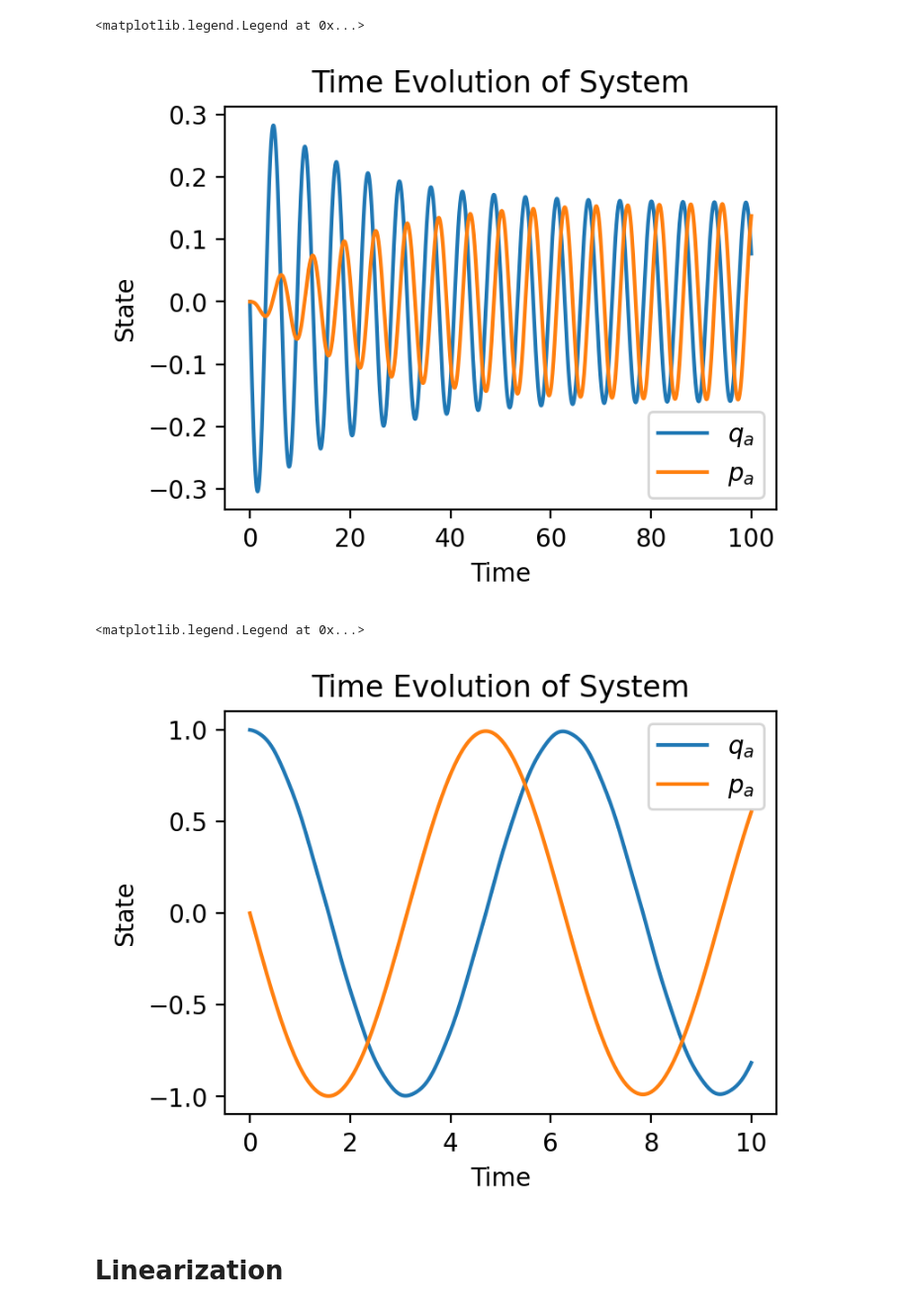
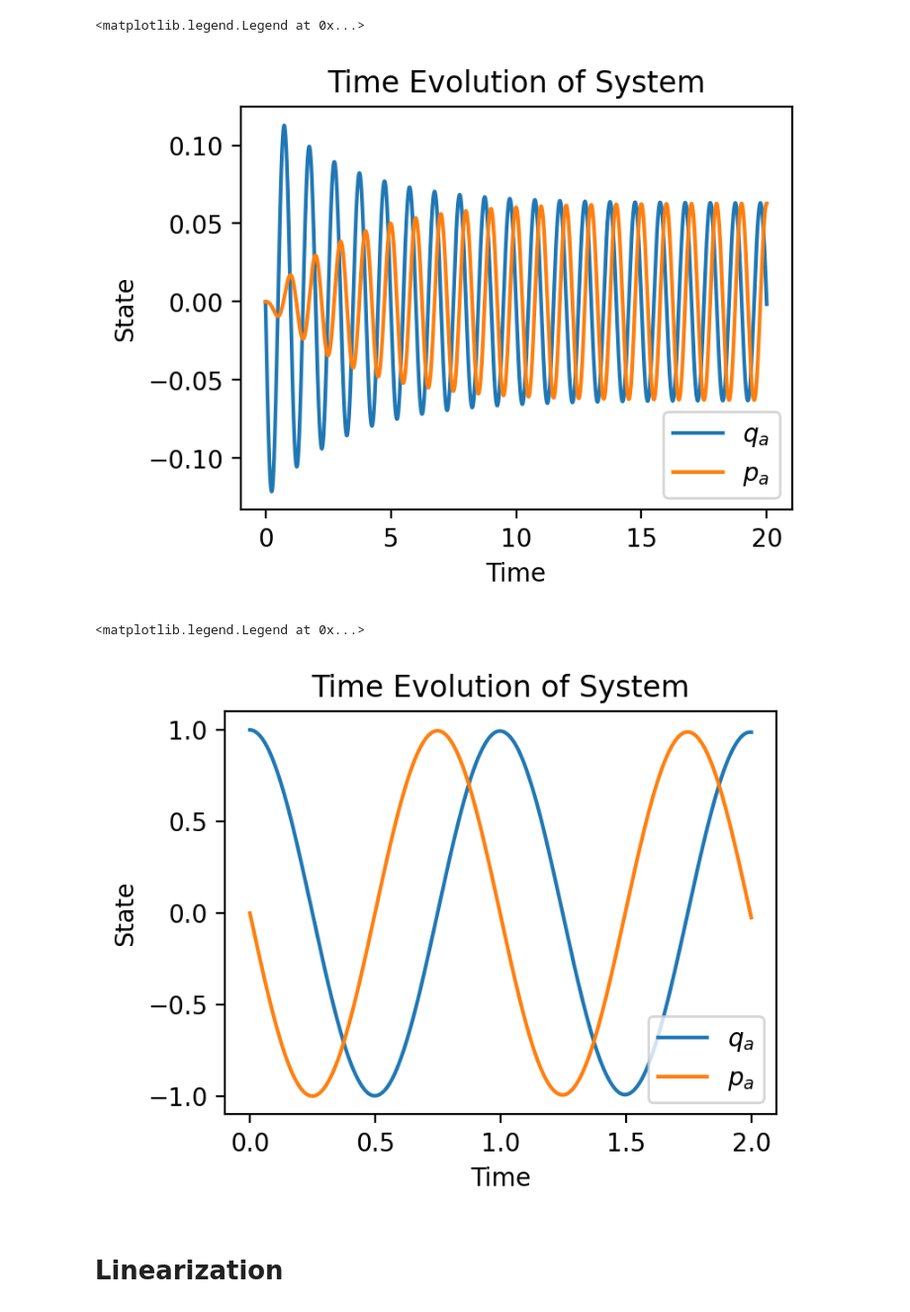
Before and after one commit to Phionx/quantumnetworks, a Jupyter notebook: demos/basic/SingleModeSystem.ipynb, the cells around one changed output. Shown: that part at 99% size. Drawn from its saved outputs; the diff is of its cells as text; code cells hidden in the pictures.

```diff
--- a/demos/basic/SingleModeSystem.ipynb
+++ b/demos/basic/SingleModeSystem.ipynb
@@ -55,33 +59,33 @@ ax.legend()
 # %%
 # ramp up on resonance
-omega_a = 1
-delta = 0.0
+omega_a = 2*np.pi*1
+delta = 2*np.pi*0.0
 A_in = lambda t: np.exp(1j*(omega_a +delta)*t) #default A_in is used
-sys = SingleModeSystem(params={"omega_a": omega_a, "kappa_a": 0.1}, A_in = A_in)
+sys = SingleModeSystem(params={"omega_a": omega_a, "kappa_a": 2*np.pi*0.1}, A_in = A_in)
 x_0 = np.array([0,0])
-ts = np.linspace(0, 100, 100001)
+ts = np.linspace(0, 20, 100001)
 X = sys.forward_euler(x_0, ts)
 X[1,:] = X[1,:]
 fig, ax = plot_full_evolution(X, ts, labels=["$q_a$","$p_a$"])
 ax.legend()
 # %% [output]
 <matplotlib.legend.Legend at 0x...>
-[figure, old version]
+[figure, new version]
 # %%
 # RWA
-omega_a = 1
-delta = 10
+omega_a = 2*np.pi*1
+delta = 2*np.pi*10
 A_in = lambda t: np.cos((omega_a +delta)*t) #default A_in is used
 sys = SingleModeSystem(params={"omega_a": omega_a, "kappa_a": 0.001}, A_in = A_in)
 x_0 = np.array([1,0])
-ts = np.linspace(0, 10, 100001)
+ts = np.linspace(0, 2, 100001)
 X = sys.forward_euler(x_0, ts)
 X[1,:] = X[1,:]
 fig, ax = plot_full_evolution(X, ts, labels=["$q_a$","$p_a$"])
 ax.legend()
 # %% [output]
 <matplotlib.legend.Legend at 0x...>
-[figure, old version]
+[figure, new version]
 # %% [markdown]
 # Linearization
 # %%
```
Also changed, not shown: parts of 6 cells of this notebook, 12 other files.
